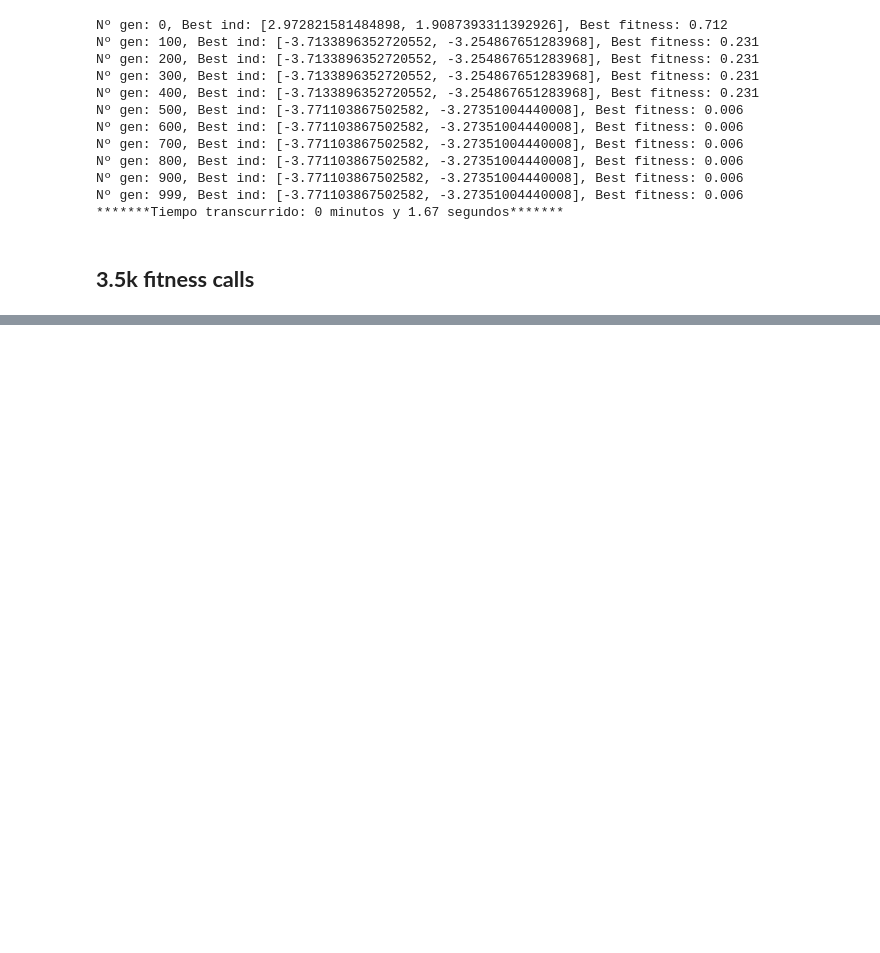
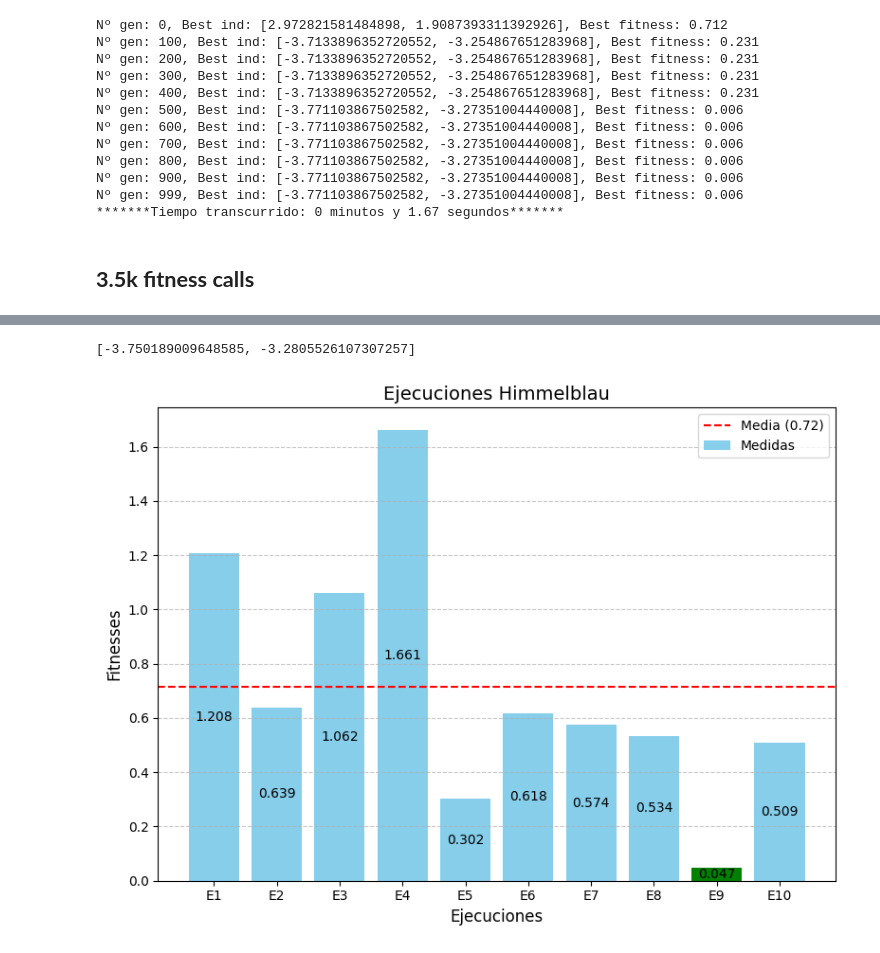
Before and after one commit to pintamonas4575/BIOCOMP-project-MAADM-UPM, a Jupyter notebook: AG-Himmelblau.ipynb, the cells around one changed output, grey strips where cells are left out. Saved outputs shown, nothing was run; the diff lists cells and outputs as text; code cells hidden in the pictures; blank space fills up the shorter version.

```diff
--- a/AG-Himmelblau.ipynb
+++ b/AG-Himmelblau.ipynb
@@ -185,0 +258,18 @@ Nº gen: 174, Best ind: [2.9429622612195026, 2.0180669815923427], Best fitness:
+# %%
+medidas_Himmel = []
+individuos_Himmel = []
+
+for i in range(1, 11):
+    start = time.time()
+    genetic_algorithm = AG_Himmelblau(population_size=20)
+    genetic_algorithm.evolve(fitness_function=fitness_himmel, pmut=0.15, ngen=175, T=6, trace=180, reverse_sort=False)
+    minutos, segundos = divmod(time.time()-start, 60)
+    medidas_Himmel.append(genetic_algorithm.fitnesses[0])
+    individuos_Himmel.append(genetic_algorithm.population[0])
+
+best_index = medidas_Himmel.index(min(medidas_Himmel))
+print(individuos_Himmel[best_index])
+plot_mean_fitnesses(medidas_Himmel)
+# %% [output]
+[-3.750189009648585, -3.2805526107307257]
+[figure, added]
```
Also changed, not shown: parts of 6 cells of this notebook, 1 other file.
